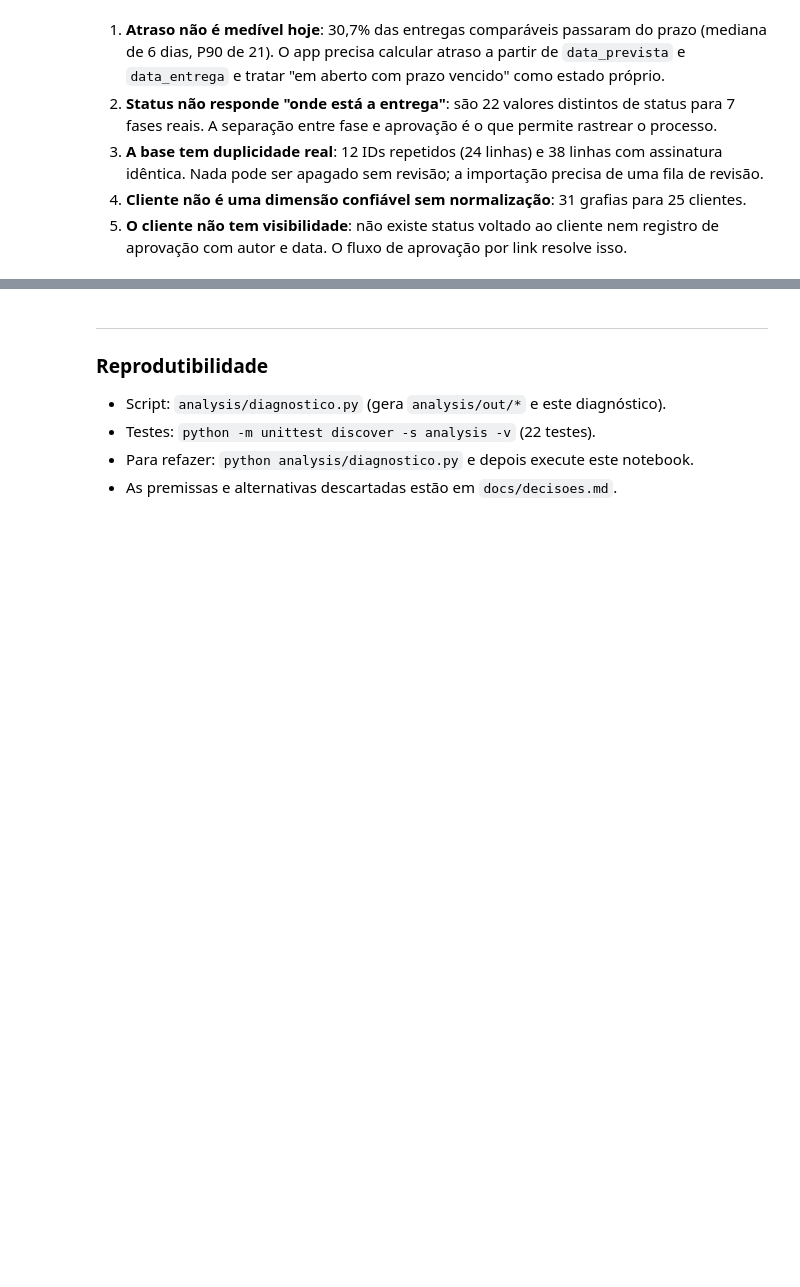
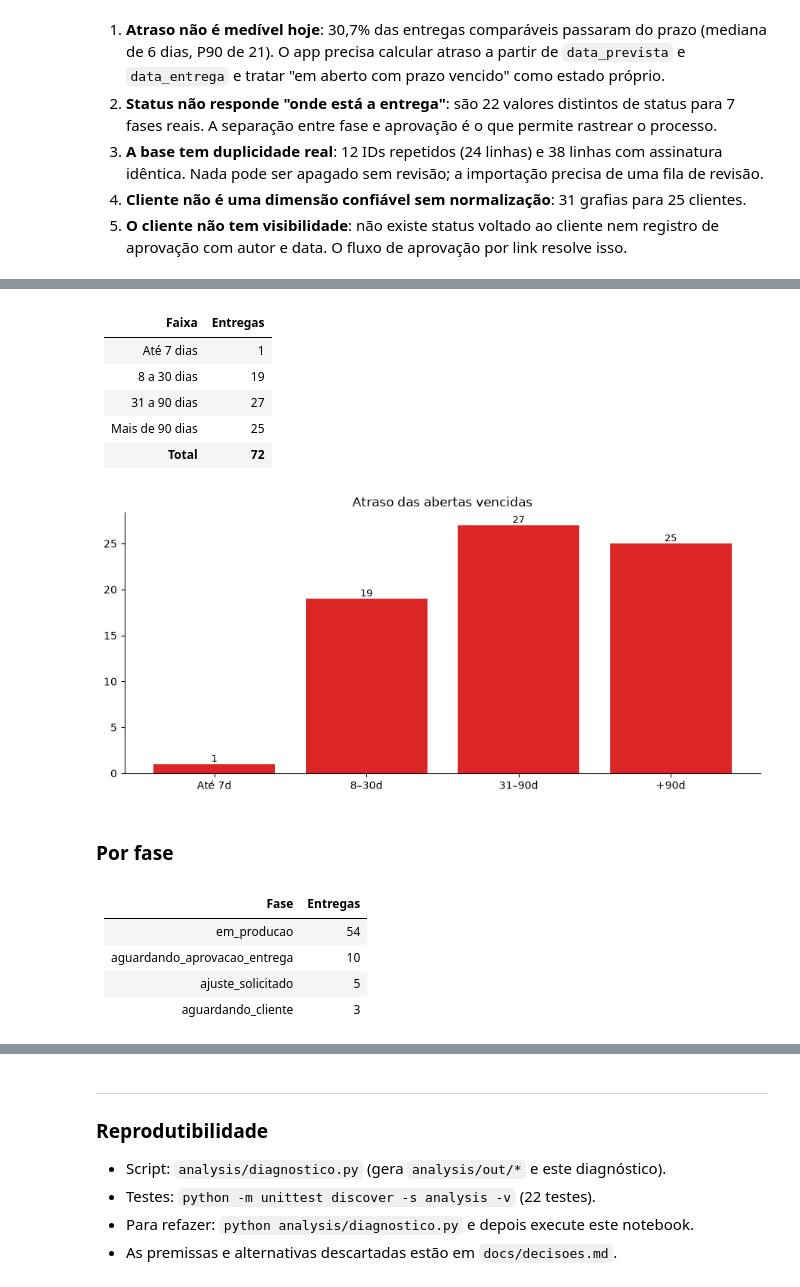
Before and after one commit to fsemeneze/Case_tecnico_Conversion, a Jupyter notebook: docs/diagnostico.ipynb, the cells around one changed output, grey strips where cells are left out. Saved outputs shown, nothing was run; the diff lists cells and outputs as text; code cells hidden in the pictures; blank space fills up the shorter version.

```diff
--- a/docs/diagnostico.ipynb
+++ b/docs/diagnostico.ipynb
@@ -498,0 +506,40 @@ display(Markdown(f"""
+# %%
+import json
+from pathlib import Path
+
+# Números coletados do banco do case (mesma janela do diagnóstico).
+encerramento = {
+    "total_vencidas": 72,
+    "ate_7": 1, "de_8_a_30": 19, "de_31_a_90": 27, "acima_90": 25,
+    "maior_atraso": 363,
+    "por_fase": {"em_producao": 54, "aguardando_aprovacao_entrega": 10,
+                  "ajuste_solicitado": 5, "aguardando_cliente": 3},
+}
+tabela(["Faixa", "Entregas"], [
+    ["Até 7 dias", encerramento["ate_7"]],
+    ["8 a 30 dias", encerramento["de_8_a_30"]],
+    ["31 a 90 dias", encerramento["de_31_a_90"]],
+    ["Mais de 90 dias", encerramento["acima_90"]],
+    ["**Total**", f"**{encerramento['total_vencidas']}**"],
+])
+barras("Atraso das abertas vencidas", ["Até 7d", "8–30d", "31–90d", "+90d"],
+       [encerramento["ate_7"], encerramento["de_8_a_30"],
+        encerramento["de_31_a_90"], encerramento["acima_90"]], cor="#dc2626")
+display(Markdown("### Por fase"))
+tabela(["Fase", "Entregas"], list(encerramento["por_fase"].items()))
+# %% [output]
+| Faixa | Entregas |
+| --- | --- |
+| Até 7 dias | 1 |
+| 8 a 30 dias | 19 |
+| 31 a 90 dias | 27 |
+| Mais de 90 dias | 25 |
+| **Total** | **72** |
+[figure, added]
+### Por fase
+| Fase | Entregas |
+| --- | --- |
+| em_producao | 54 |
+| aguardando_aprovacao_entrega | 10 |
+| ajuste_solicitado | 5 |
+| aguardando_cliente | 3 |
```
Also changed, not shown: parts of 4 cells of this notebook.
